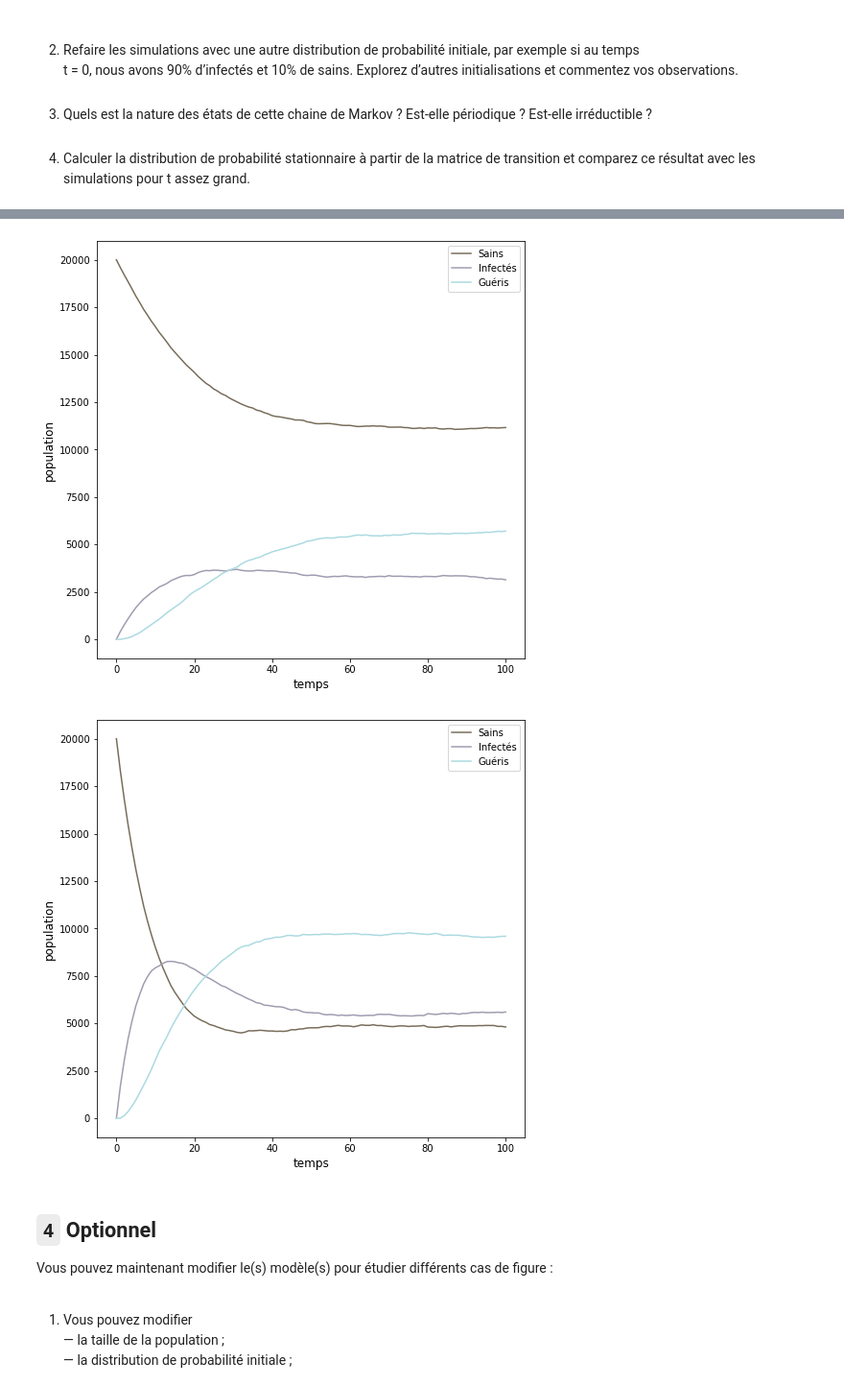
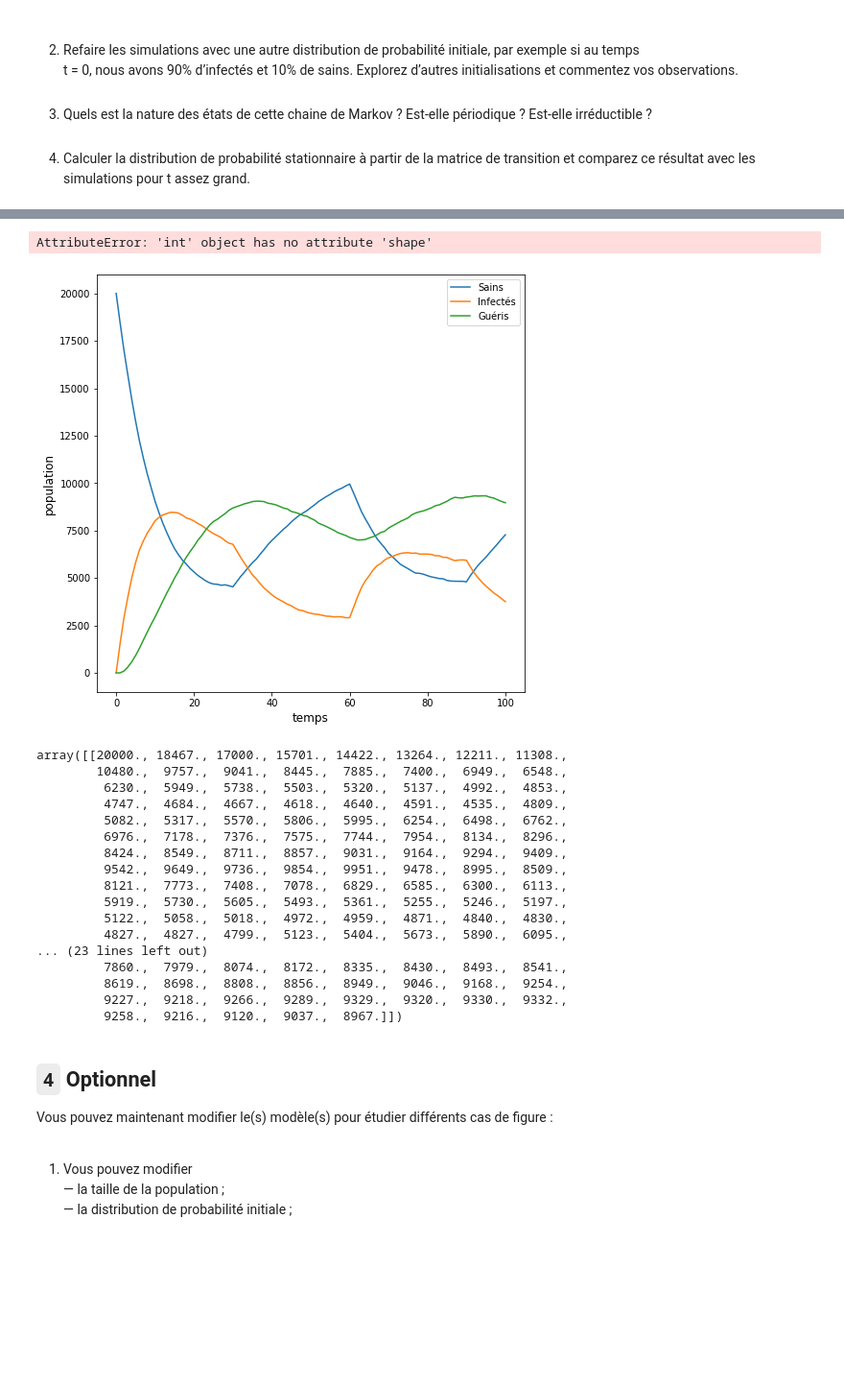
Before and after one commit to petrulii/pandemic-propagation, a Jupyter notebook: projet3_Teo_Ieva.ipynb, the cells around one changed output, grey strips where cells are left out. Shown: that part at 96% size. Cells and saved outputs as stored; diff of their text form; code cells hidden in the pictures; blank space fills up the shorter version.

```diff
--- a/projet3_Teo_Ieva.ipynb
+++ b/projet3_Teo_Ieva.ipynb
@@ -148,12 +150,10 @@ v0 = np.array([1, 0, 0])
 v0_sum = np.cumsum(v0)
 
 # creates a chain of 100 states for every individual in a population of 20000
-a = np.array([tirage_aleatoire(100) for _ in range(20000)])
-count = np.zeros((3, a.shape[1]))
-A1=A
+a = np.array([tirage_aleatoire(100, A, v0_sum) for _ in range(20000)])
 
 
-plot_population(101)
+count = plot_population(a)
 # %% [output]
 [[0.92 0.   0.04]
  [0.08 0.93 0.  ]
@@ -187,44 +204,61 @@ v0 = np.array([1, 0, 0])
 v0_sum = np.cumsum(v0)
 
 # creates a chain of 100 states for every individual in a population of 20000
-A = A2
-a = np.array([tirage_aleatoire(100) for _ in range(20000)])
+a = np.array([tirage_aleatoire(100, A2, v0_sum) for _ in range(20000)])
 count = np.zeros((3, a.shape[1]))
 
-plot_population(101)
+count = plot_population(a)
 # %% [output]
-[figure, removed]
+AttributeError: 'int' object has no attribute 'shape'
 # %%
-def tirage_aleatoire_alterne(T, alterne):
+def tirage_aleatoire_alterne(T, alterne, A1, A2, v0_sum):
     """Function that produces a state chain for one individual for a given T with alternations of social distancing."""
     etat_courant = np.argwhere(v0_sum >= rnd.random())[0,0]
 
     state_chain = [etat_courant]                                            # to store the chain
 
-    current_A = 1
-    for i in range(min(alterne, T)):
-        if current_A == 1:
-            transition_prob = np.cumsum(A1[:, etat_courant])
-        else:
-            transition_prob = np.cumsum(A[:, etat_courant])
+    current_A = 0
+    while T > 0:
+        for i in range(min(alterne, T)):
+            if current_A == 1:
+                transition_prob = np.cumsum(A2[:, etat_courant])
+            else:
+                transition_prob = np.cumsum(A1[:, etat_courant])
 
-        etat_courant = np.argwhere(transition_prob >= rnd.random())[0,0]    # transition to a state with the highest transition probability
-        state_chain.append(etat_courant)                                    # add the state to the chain
+            etat_courant = np.argwhere(transition_prob >= rnd.random())[0,0]    # transition to a state with the highest transition probability
+            state_chain.append(etat_courant)                                    # add the state to the chain
+        current_A = (current_A + 1) % 2
         T -= alterne
     return state_chain
 # %%
 # v0 is a vector which represents the initial probability distribution where all individuals are healthy at t=0
 v0 = np.array([1, 0, 0])
 v0_sum = np.cumsum(v0)
 
 # creates a chain of 100 states for every individual in a population of 20000
-A = A1
-a = np.array([tirage_aleatoire(100) for _ in range(20000)])
+a = np.array([tirage_aleatoire_alterne(100, 30, A, A2, v0_sum) for _ in range(20000)])
 count = np.zeros((3, a.shape[1]))
 
-plot_population(101)
+count = plot_population(a)
 # %% [output]
-[figure, old version]
+[figure, new version]
+array([[20000., 18467., 17000., 15701., 14422., 13264., 12211., 11308.,
+        10480.,  9757.,  9041.,  8445.,  7885.,  7400.,  6949.,  6548.,
+         6230.,  5949.,  5738.,  5503.,  5320.,  5137.,  4992.,  4853.,
+         4747.,  4684.,  4667.,  4618.,  4640.,  4591.,  4535.,  4809.,
+         5082.,  5317.,  5570.,  5806.,  5995.,  6254.,  6498.,  6762.,
+         6976.,  7178.,  7376.,  7575.,  7744.,  7954.,  8134.,  8296.,
+         8424.,  8549.,  8711.,  8857.,  9031.,  9164.,  9294.,  9409.,
+         9542.,  9649.,  9736.,  9854.,  9951.,  9478.,  8995.,  8509.,
+         8121.,  7773.,  7408.,  7078.,  6829.,  6585.,  6300.,  6113.,
+         5919.,  5730.,  5605.,  5493.,  5361.,  5255.,  5246.,  5197.,
+         5122.,  5058.,  5018.,  4972.,  4959.,  4871.,  4840.,  4830.,
+         4827.,  4827.,  4799.,  5123.,  5404.,  5673.,  5890.,  6095.,
+... (23 lines left out)
+         7860.,  7979.,  8074.,  8172.,  8335.,  8430.,  8493.,  8541.,
+         8619.,  8698.,  8808.,  8856.,  8949.,  9046.,  9168.,  9254.,
+         9227.,  9218.,  9266.,  9289.,  9329.,  9320.,  9330.,  9332.,
+         9258.,  9216.,  9120.,  9037.,  8967.]])
 # %% [markdown]
 ## `4` Optionnel
 Vous pouvez maintenant modifier le(s) modèle(s) pour étudier différents cas de figure :<br/><br/>
```
Also changed, not shown: parts of 4 cells of this notebook.
